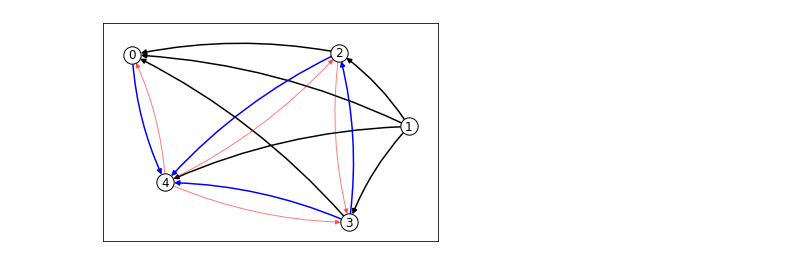
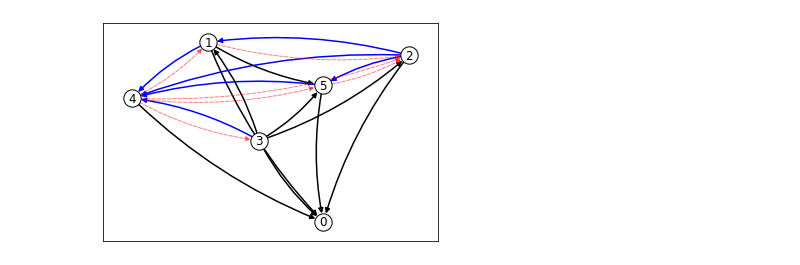
Before and after one commit to wenbos3109/UCCG, a Jupyter notebook: acyclic_orientation_mc.ipynb, the cells around one changed output. Saved outputs shown, nothing was run; the diff lists cells and outputs as text; code cells hidden in the pictures.

```diff
--- a/acyclic_orientation_mc.ipynb
+++ b/acyclic_orientation_mc.ipynb
@@ -62,11 +59,13 @@ def plot_IF(IF, pos):
     edge_lists = [[e for e in IF.edges if IF.edges[e][in_current]],
                   [e for e in IF.edges if not IF.edges[e][in_current]]]
     alphas = [1, 0.5]
+    styles = ['solid', 'dashed']
     for i in range(2):
         nx.draw_networkx_edges(IF, pos,
                            edgelist=edge_lists[i],
                            edge_color=list(map(get_color, edge_lists[i])),
                            alpha=alphas[i],
+                           style=styles[i],
                            width=list(map(get_width, edge_lists[i])),
                            connectionstyle=connectionstyle)
 # %%
@@ -168,12 +214,12 @@ def gen_random_acyclic_orientation(g):
 # %%
 n, m = 10, 15
 g = tree_insertion(n, m)
-g = nx.complete_graph(5)
+g = nx.complete_graph(6)
 I = gen_random_acyclic_orientation(g)
 F = gen_random_acyclic_orientation(g)
 IF = get_IF(I, F)
 pos = graphviz_layout(g, prog='dot')
-pos = nx.kamada_kawai_layout(IF)
+pos = nx.spring_layout(IF)
 plot_IF(IF, pos)
 # %% [output]
-[figure, old version]
+[figure, new version]
```
Also changed, not shown: parts of 12 cells of this notebook.
